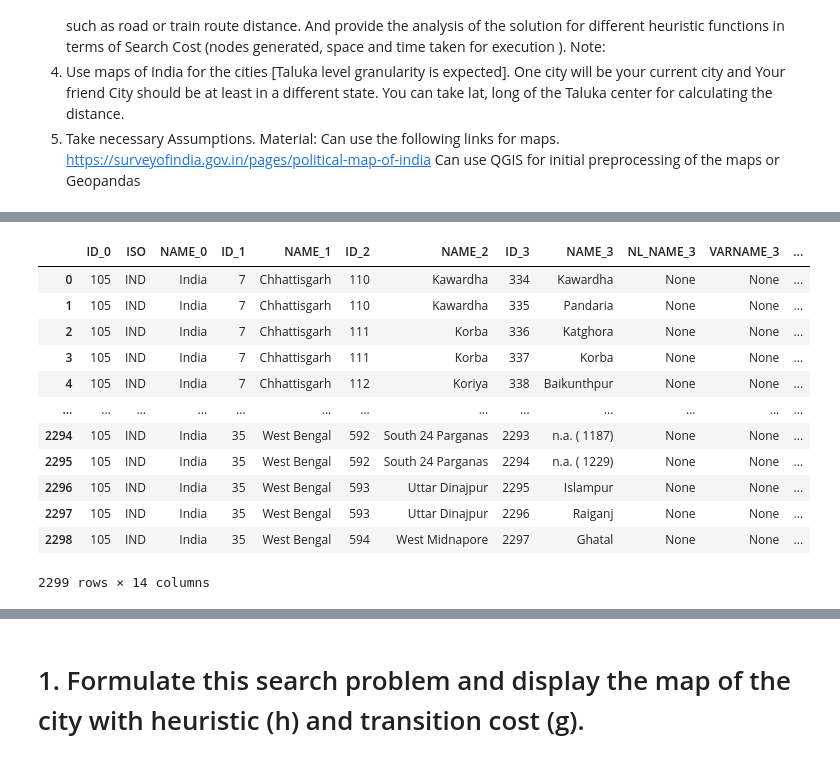
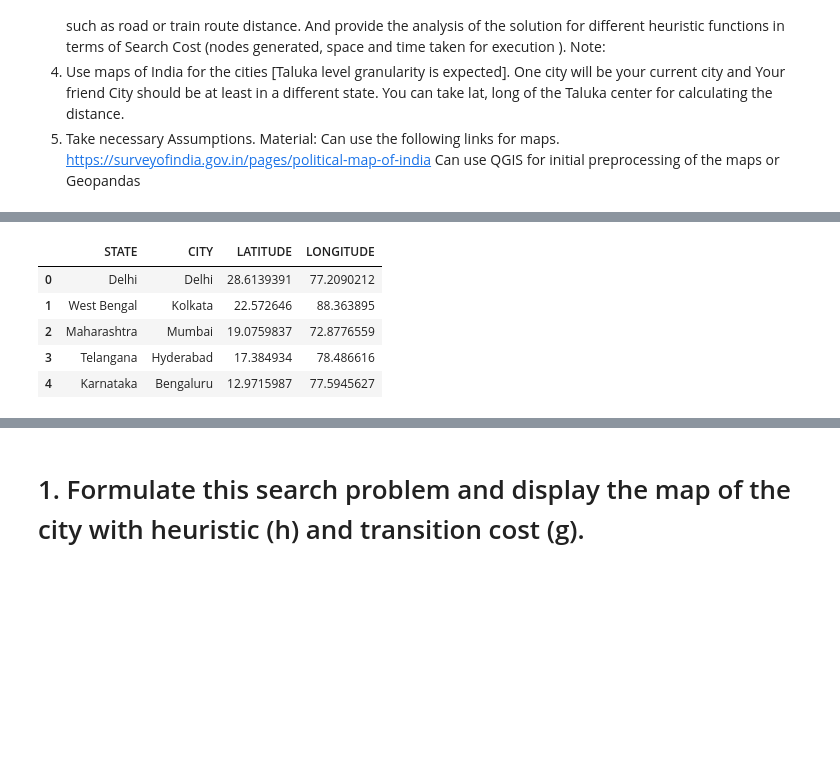
Before and after one commit to mahanteshimath/AI_ASSIGNMENT1, a Jupyter notebook: Python_Code/AI_ASSGNMENT1.ipynb, the cells around one changed output, grey strips where cells are left out. Cells and saved outputs as stored; diff of their text form; code cells hidden in the pictures; blank space fills up the shorter version.

```diff
--- a/Python_Code/AI_ASSGNMENT1.ipynb
+++ b/Python_Code/AI_ASSGNMENT1.ipynb
@@ -1123,20 +1136,13 @@ Can use QGIS for initial preprocessing of the maps or Geopandas
 # %%
-import heapq
 import geopandas as gpd
 
-taluka_gdf=gpd.read_file('../data/india_taluk.geojson')
-taluka_gdf
+gdf = gpd.read_file('../data/india_states_districts_cities_coordinates.csv')
+
+gdf.head()
 # %% [output]
-|  | ID_0 | ISO | NAME_0 | ID_1 | NAME_1 | ID_2 | NAME_2 | ID_3 | NAME_3 | NL_NAME_3 | VARNAME_3 | ... |
-| 0 | 105 | IND | India | 7 | Chhattisgarh | 110 | Kawardha | 334 | Kawardha | None | None | ... |
-| 1 | 105 | IND | India | 7 | Chhattisgarh | 110 | Kawardha | 335 | Pandaria | None | None | ... |
-| 2 | 105 | IND | India | 7 | Chhattisgarh | 111 | Korba | 336 | Katghora | None | None | ... |
-| 3 | 105 | IND | India | 7 | Chhattisgarh | 111 | Korba | 337 | Korba | None | None | ... |
-| 4 | 105 | IND | India | 7 | Chhattisgarh | 112 | Koriya | 338 | Baikunthpur | None | None | ... |
-| ... | ... | ... | ... | ... | ... | ... | ... | ... | ... | ... | ... | ... |
-| 2294 | 105 | IND | India | 35 | West Bengal | 592 | South 24 Parganas | 2293 | n.a. ( 1187) | None | None | ... |
-| 2295 | 105 | IND | India | 35 | West Bengal | 592 | South 24 Parganas | 2294 | n.a. ( 1229) | None | None | ... |
-| 2296 | 105 | IND | India | 35 | West Bengal | 593 | Uttar Dinajpur | 2295 | Islampur | None | None | ... |
-| 2297 | 105 | IND | India | 35 | West Bengal | 593 | Uttar Dinajpur | 2296 | Raiganj | None | None | ... |
-| 2298 | 105 | IND | India | 35 | West Bengal | 594 | West Midnapore | 2297 | Ghatal | None | None | ... |
+|  | STATE | CITY | LATITUDE | LONGITUDE |
+| 0 | Delhi | Delhi | 28.6139391 | 77.2090212 |
+| 1 | West Bengal | Kolkata | 22.572646 | 88.363895 |
+| 2 | Maharashtra | Mumbai | 19.0759837 | 72.8776559 |
+| 3 | Telangana | Hyderabad | 17.384934 | 78.486616 |
+| 4 | Karnataka | Bengaluru | 12.9715987 | 77.5945627 |
-2299 rows × 14 columns
```
Also changed, not shown: parts of 5 cells of this notebook.
